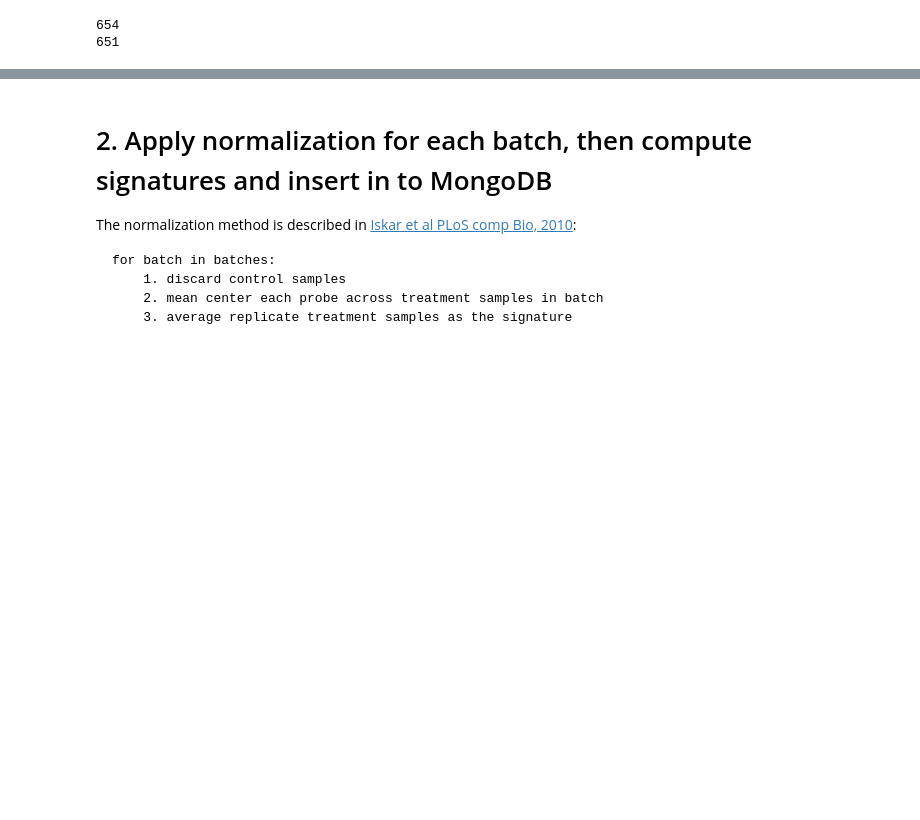
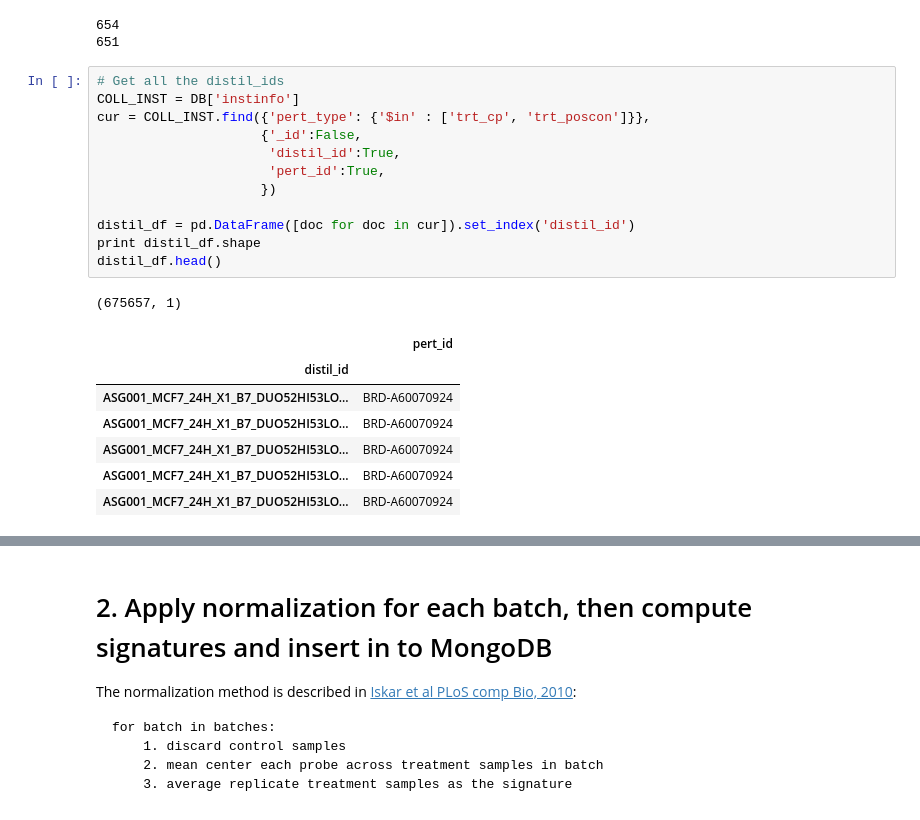
Before and after one commit to MaayanLab/L1000FWD, a Jupyter notebook: notebooks/Reprocess_L1000_Level3_mean_center.ipynb, the cells around one changed output, grey strips where cells are left out. Cells and saved outputs as stored; diff of their text form; blank space fills up the shorter version.

```diff
--- a/notebooks/Reprocess_L1000_Level3_mean_center.ipynb
+++ b/notebooks/Reprocess_L1000_Level3_mean_center.ipynb
@@ -189,3 +165,24 @@ print sig_meta_df['batch'].nunique()
 # %% [output]
 654
 651
+# %%
+# Get all the distil_ids
+COLL_INST = DB['instinfo']
+cur = COLL_INST.find({'pert_type': {'$in' : ['trt_cp', 'trt_poscon']}},
+                     {'_id':False,
+                      'distil_id':True,
+                      'pert_id':True,
+                     })
+
+distil_df = pd.DataFrame([doc for doc in cur]).set_index('distil_id')
+print distil_df.shape
+distil_df.head()
+# %% [output]
+(675657, 1)
+|  | pert_id |
+| distil_id |  |
+| ASG001_MCF7_24H_X1_B7_DUO52HI53LO... | BRD-A60070924 |
+| ASG001_MCF7_24H_X1_B7_DUO52HI53LO... | BRD-A60070924 |
+| ASG001_MCF7_24H_X1_B7_DUO52HI53LO... | BRD-A60070924 |
+| ASG001_MCF7_24H_X1_B7_DUO52HI53LO... | BRD-A60070924 |
+| ASG001_MCF7_24H_X1_B7_DUO52HI53LO... | BRD-A60070924 |
```
Also changed, not shown: parts of 42 cells of this notebook, 1 other file.
